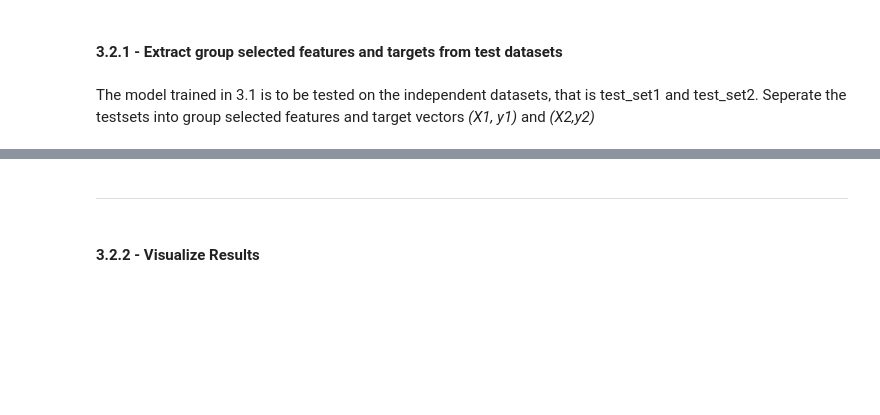
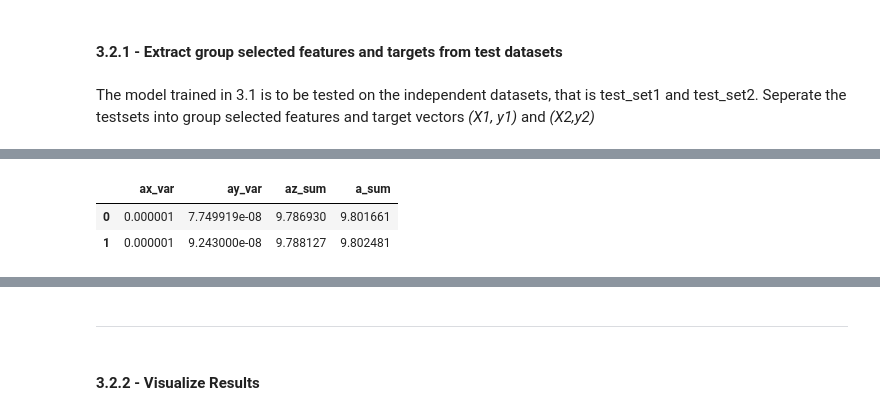
Before and after one commit to ParthoProtimDas715/engg680_2024_fall, a Jupyter notebook: Lab_Assignment4/Assignment 4.ipynb, the cells around one changed output, grey strips where cells are left out. Saved outputs shown, nothing was run; the diff lists cells and outputs as text; code cells hidden in the pictures; blank space fills up the shorter version.

```diff
--- a/Lab_Assignment4/Assignment 4.ipynb
+++ b/Lab_Assignment4/Assignment 4.ipynb
@@ -593,3 +827,14 @@ X1.head(2)
+# %%
+# TODO - Load the target vector from test_set1 into y1, and the group selected features from test_set1 into X1
+# y1 =
+# X1 =
+y1 = test_set1['motion_state']
+X1 = test_set1[['ax_var', 'ay_var', 'az_sum', 'a_sum']]
+X1.head(2)
+# %% [output]
+|  | ax_var | ay_var | az_sum | a_sum |
+| 0 | 0.000001 | 7.749919e-08 | 9.786930 | 9.801661 |
+| 1 | 0.000001 | 9.243000e-08 | 9.788127 | 9.802481 |
 # %%
 # TODO - Load the target vector from test_set2 into y2, and the group selected features from test_set2 into X2
 # y2 =
```
Also changed, not shown: parts of 33 cells of this notebook.
